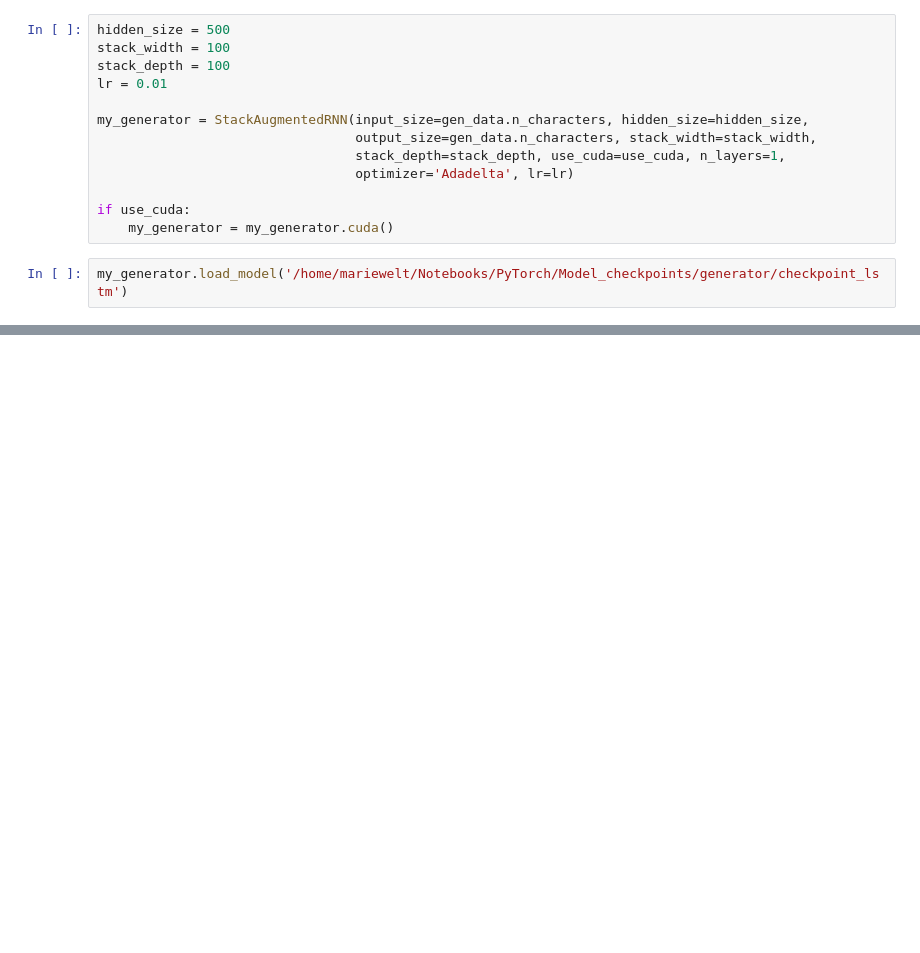
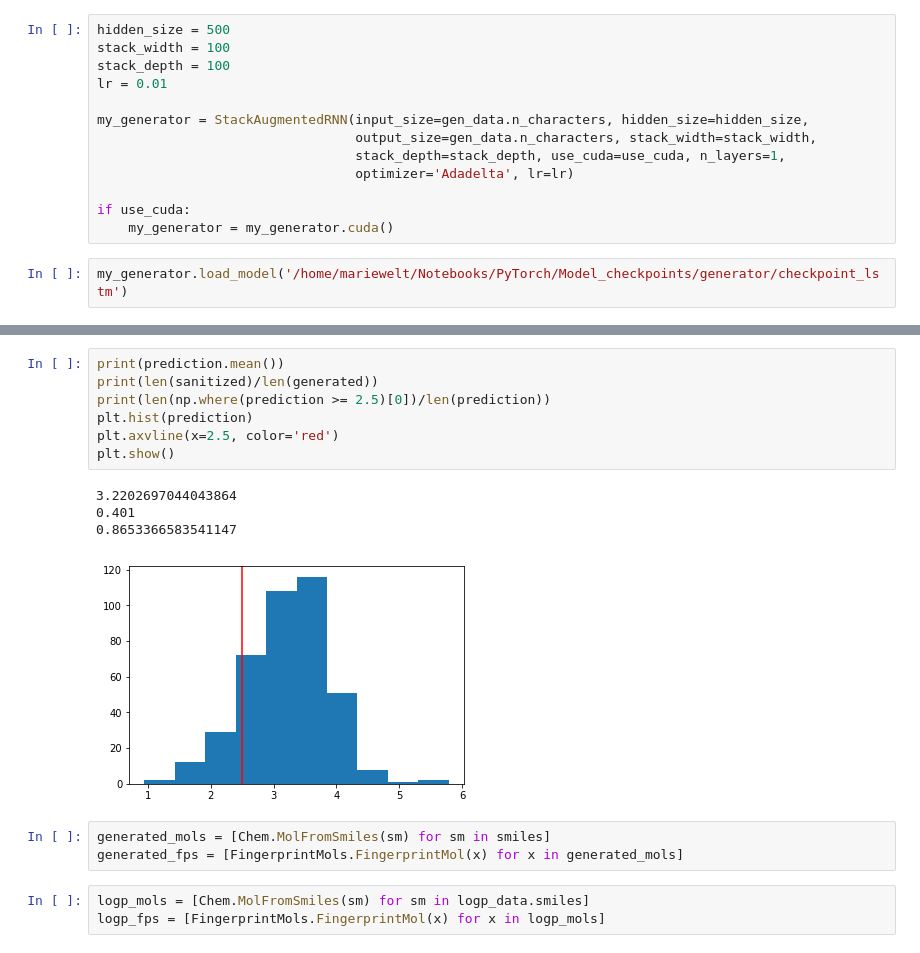
Before and after one commit to isayev/ReLeaSE, a Jupyter notebook: LogP-demo.ipynb, the cells around one changed output, grey strips where cells are left out. Cells and saved outputs as stored; diff of their text form; blank space fills up the shorter version.

```diff
--- a/LogP-demo.ipynb
+++ b/LogP-demo.ipynb
@@ -98,0 +308,18 @@ f.close()
+# %%
+print(prediction.mean())
+print(len(sanitized)/len(generated))
+print(len(np.where(prediction >= 2.5)[0])/len(prediction))
+plt.hist(prediction)
+plt.axvline(x=2.5, color='red')
+plt.show()
+# %% [output]
+3.2202697044043864
+0.401
+0.8653366583541147
+[figure, added]
+# %%
+generated_mols = [Chem.MolFromSmiles(sm) for sm in smiles]
+generated_fps = [FingerprintMols.FingerprintMol(x) for x in generated_mols]
+# %%
+logp_mols = [Chem.MolFromSmiles(sm) for sm in logp_data.smiles]
+logp_fps = [FingerprintMols.FingerprintMol(x) for x in logp_mols]
```
Also changed, not shown: parts of 24 cells of this notebook.
